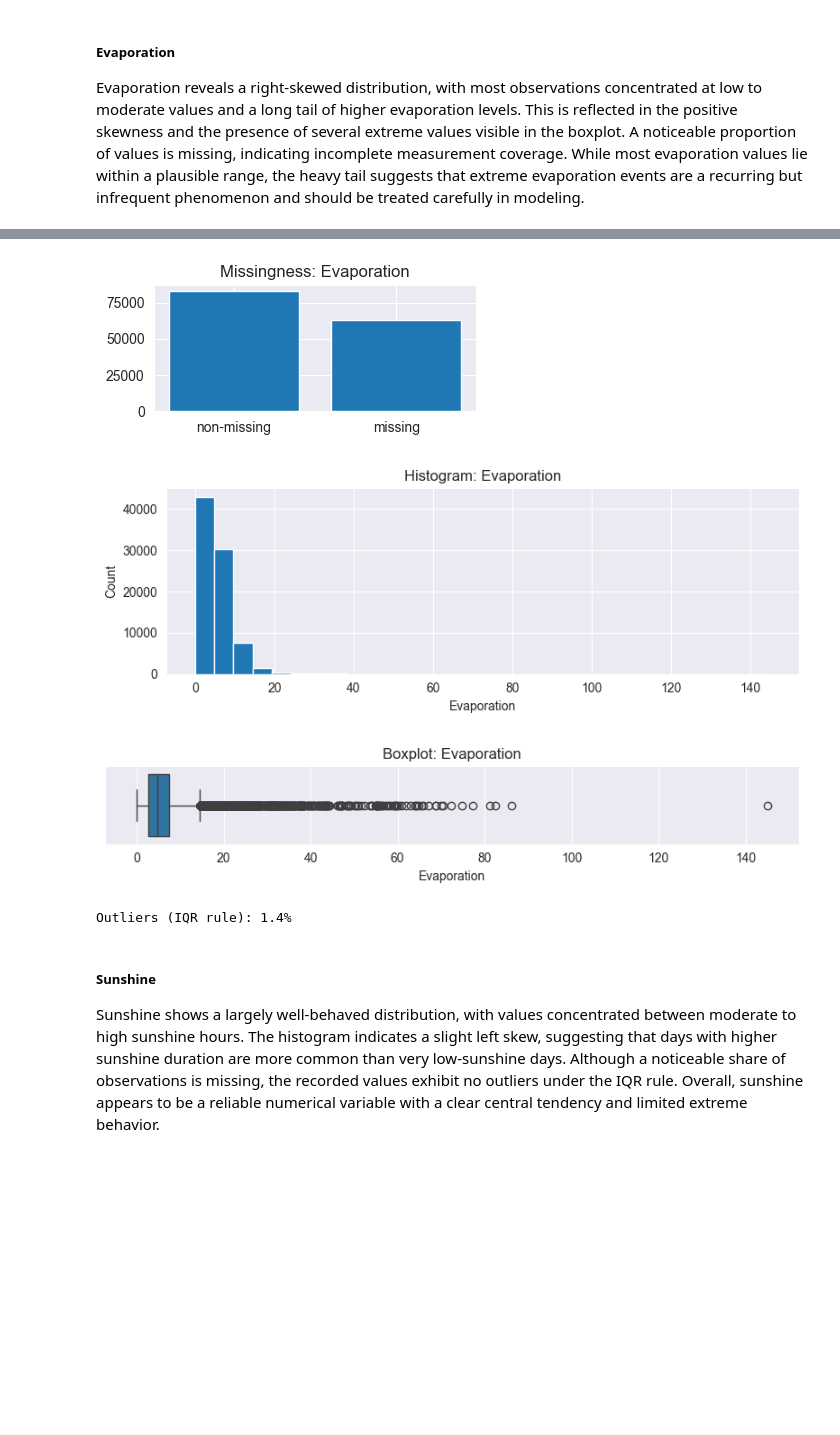
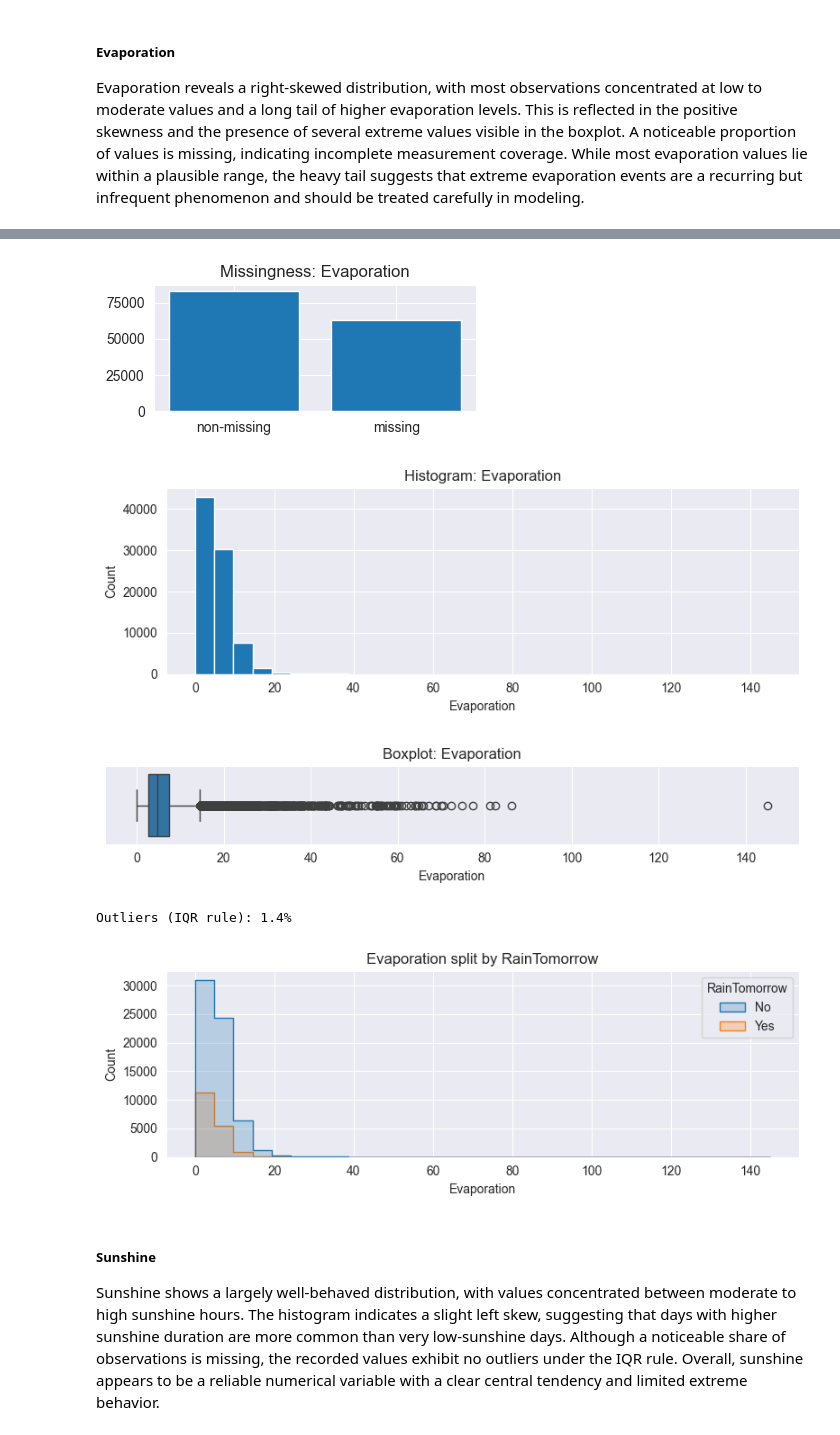
Before and after one commit to AstouK/Rain_Australia, a Jupyter notebook: rain_australia v3.ipynb, the cells around one changed output, grey strips where cells are left out. Drawn from its saved outputs; the diff is of its cells as text; code cells hidden in the pictures; blank space fills up the shorter version.

```diff
--- a/rain_australia v3.ipynb
+++ b/rain_australia v3.ipynb
@@ -1505,28 +1503,29 @@ IQR is zero → outlier detection not meaningful.
 Evaporation reveals a right-skewed distribution, with most observations concentrated at low to moderate values and a long tail of higher evaporation levels. This is reflected in the positive skewness and the presence of several extreme values visible in the boxplot. A noticeable proportion of values is missing, indicating incomplete measurement coverage. While most evaporation values lie within a plausible range, the heavy tail suggests that extreme evaporation events are a recurring but infrequent phenomenon and should be treated carefully in modeling.
 # %%
 # Nils Becker (03817505)
-univariate_report_numerical(df_eda, col='Evaporation')
+univariate_report_numerical(df_eda, col='Evaporation', target='RainTomorrow')
 # %% [output]
 === Evaporation (numeric) ===
 Rows: 145460
 Missing: 62790 (43.2%)
 
 Descriptive statistics:
 count    82670.000000
 mean         5.468232
 std          4.193704
 min          0.000000
 25%          2.600000
 50%          4.800000
 75%          7.400000
 max        145.000000
 Name: Evaporation, dtype: float64
 
 Skewness: 3.76
 [figure]
 [figure]
 [figure]
 Outliers (IQR rule): 1.4%
+[figure, added]
 # %% [markdown]
 ##### Sunshine
 Sunshine shows a largely well-behaved distribution, with values concentrated between moderate to high sunshine hours. The histogram indicates a slight left skew, suggesting that days with higher sunshine duration are more common than very low-sunshine days. Although a noticeable share of observations is missing, the recorded values exhibit no outliers under the IQR rule. Overall, sunshine appears to be a reliable numerical variable with a clear central tendency and limited extreme behavior.
```
Also changed, not shown: parts of 13 cells of this notebook.
